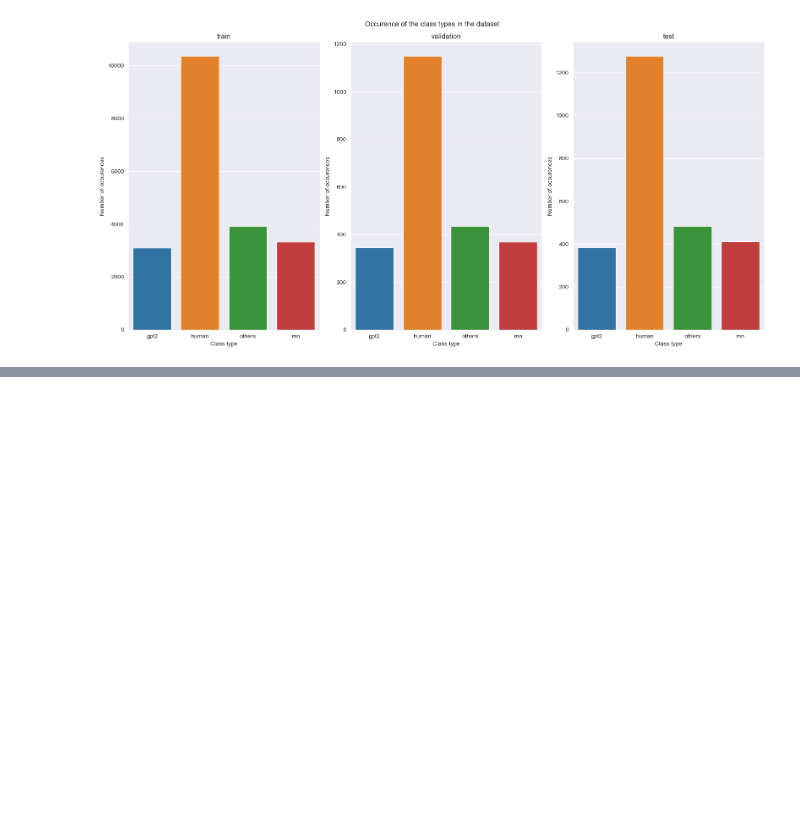
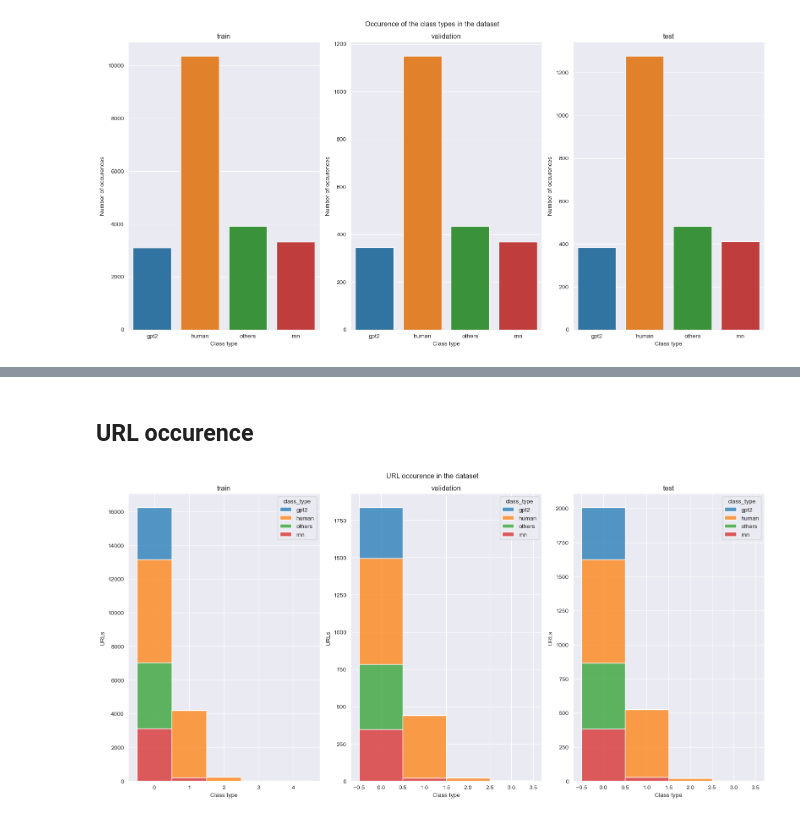
Before and after one commit to cinekele/twitter-deepfake, a Jupyter notebook: notebooks/01_EDA.ipynb, the cells around one changed output, grey strips where cells are left out. Cells and saved outputs as stored; diff of their text form; code cells hidden in the pictures; blank space fills up the shorter version.

```diff
--- a/notebooks/01_EDA.ipynb
+++ b/notebooks/01_EDA.ipynb
@@ -163,0 +195,23 @@ plt.show()
+# %% [markdown]
+## URL occurence
+# %%
+def replace_hyperlinks(tweet):
+    tweet = re.sub(r'https?://[^\s\n\r]+', '<URL>', tweet)
+    return tweet
+
+
+def plot_url_occurence(dataset: pd.DataFrame, ax: plt.Axes):
+    mod_df = dataset.copy()
+    mod_df["text"] = mod_df["text"].apply(replace_hyperlinks)
+    mod_df["url_count"] = mod_df["text"].str.count("<URL>")
+    sns.histplot(x="url_count", discrete=True, hue="class_type", data=mod_df.sort_values(by="class_type"), ax=ax, multiple="stack")
+    ax.set_xlabel('Class type')
+    ax.set_ylabel('URLs')
+
+
+fig = plot_3_plots_side_by_side(dataset_dict, plot_url_occurence)
+fig.suptitle('URL occurence in the dataset')
+fig.tight_layout()
+plt.show()
+# %% [output]
+[figure, added]
```
Also changed, not shown: parts of 14 cells of this notebook.
